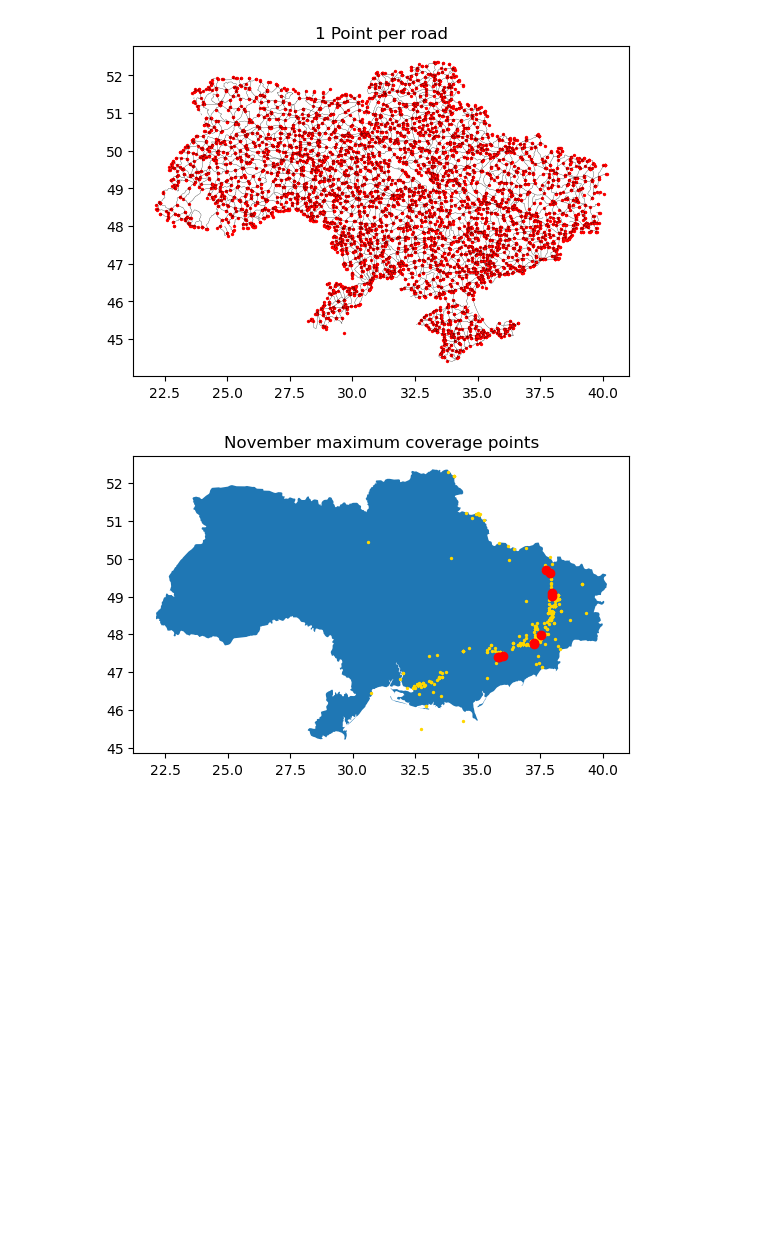
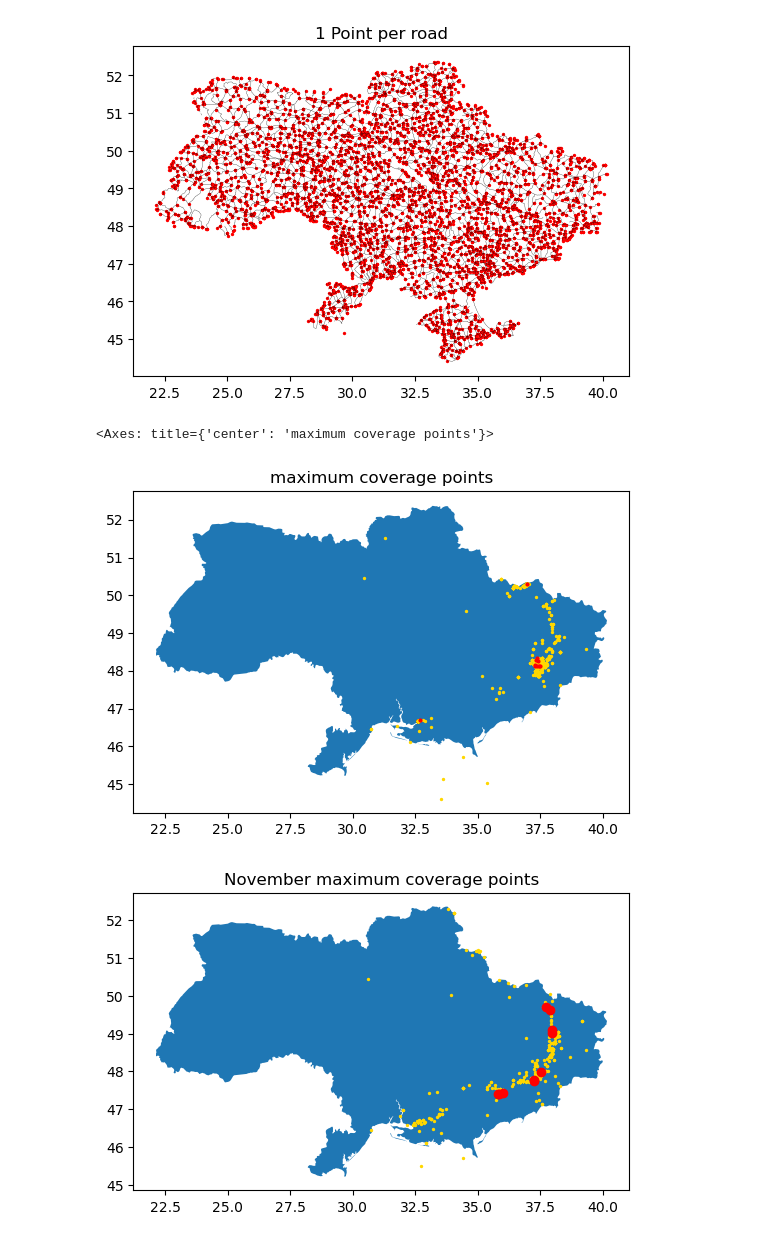
Before and after one commit to S-Luther/studious-broccoli, a Jupyter notebook: Project_4.ipynb, the cells around one changed output. Cells and saved outputs as stored; diff of their text form; code cells hidden in the pictures; blank space fills up the shorter version.

```diff
--- a/Project_4.ipynb
+++ b/Project_4.ipynb
@@ -13,7 +13,7 @@ acled_data = pd.read_csv('./ACLED_DATA_PREVIOUSYEAR.csv')
 gdf = gpd.GeoDataFrame(
     acled_data, geometry=gpd.points_from_xy(acled_data.longitude, acled_data.latitude), crs="EPSG:4326"
 )
-filtered_gdf = gdf[gdf['fatalities']>0]
+filtered_gdf = gdf[gdf['fatalities']>1]
 ua = gpd.read_file("./ua.json")
 roads = gpd.read_file("./Ukraine_-_roads/Ukraine_-_roads.shp")
 roads.to_crs("EPSG:4326")
@@ -94,6 +94,17 @@ roads.to_crs(filtered_gdf.crs).plot(ax=ax,linewidth=0.2, edgecolor='black')
 Total points: 6795
 <Axes: title={'center': '1 Point per road'}>
 [figure]
+# %%
+places = maximum_coverage(filtered_gdf, points_gdf, 10, .1) # .05 for the service_radius is a radius of ~5km
+
+f, ax = plt.subplots()
+ax.title.set_text("maximum coverage points")
+ua.plot(ax=ax)
+filtered_gdf.plot(ax=ax, color="gold", markersize=2)
+places.to_crs(ua.crs).plot(ax=ax, color="red", markersize=4)
+# %% [output]
+<Axes: title={'center': 'maximum coverage points'}>
+[figure, added]
 # %%
 months = ["November","October","September","August","July","June","May","April","March","February","January","December"]
 
```
